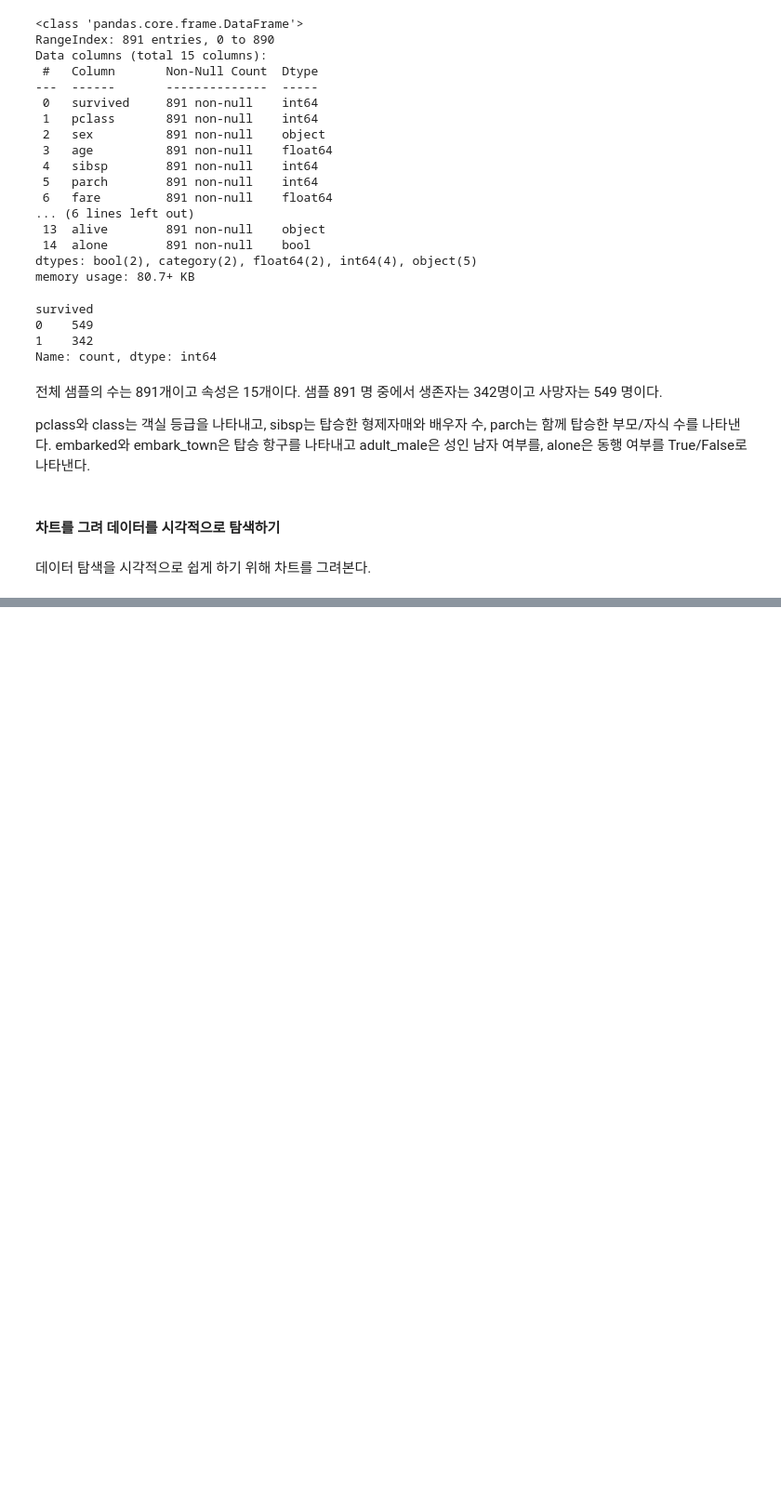
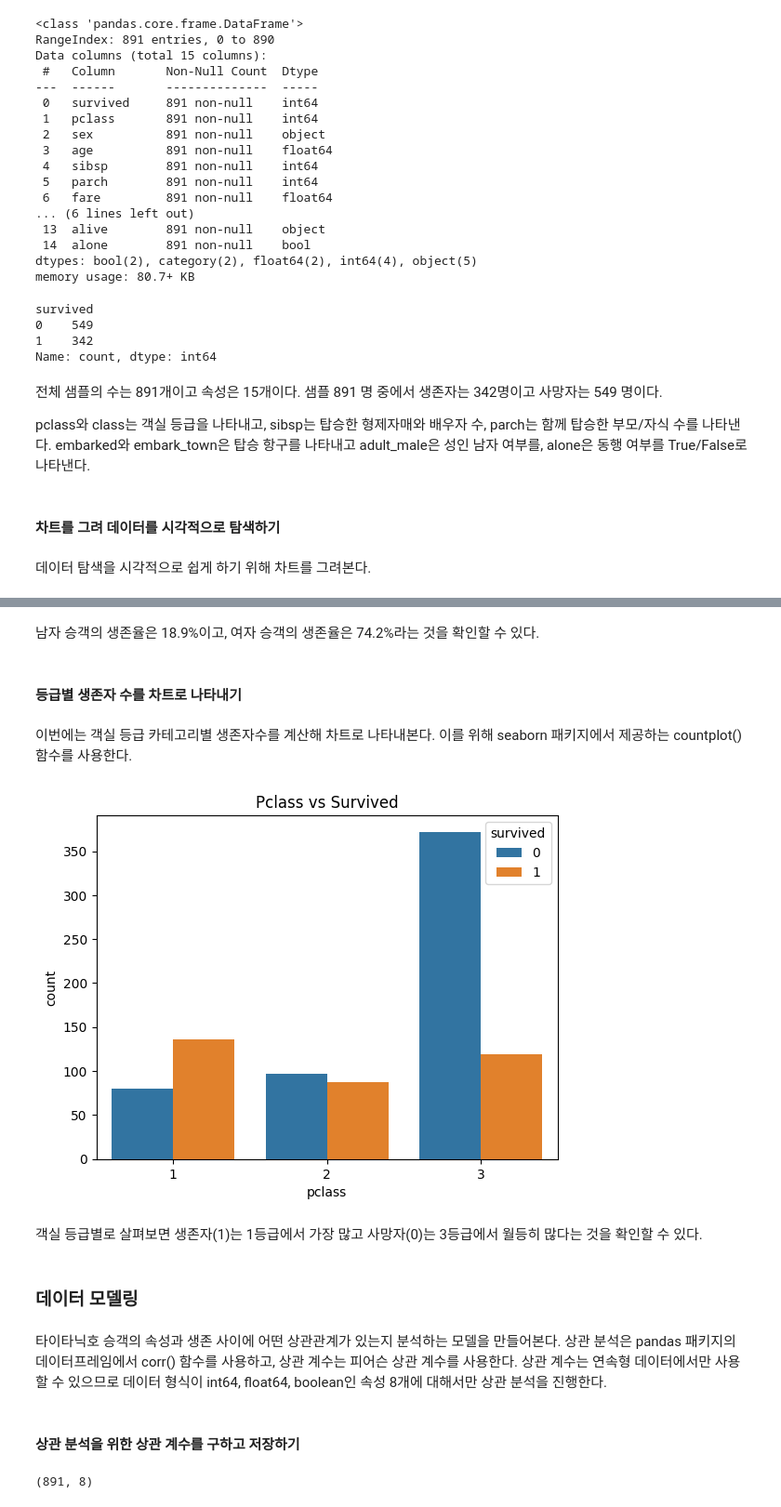
Before and after one commit to yooodleee/personal-study, a Jupyter notebook: data_analysis/correlation_analysis/titanic.ipynb, the cells around one changed output, grey strips where cells are left out. Shown at 93% size. Saved outputs shown, nothing was run; the diff lists cells and outputs as text; code cells hidden in the pictures; blank space fills up the shorter version.

Commit message:
update data analysis study

```diff
--- a/data_analysis/correlation_analysis/titanic.ipynb
+++ b/data_analysis/correlation_analysis/titanic.ipynb
@@ -187,0 +199,28 @@ import matplotlib.pyplot as plt
+# %% [markdown]
+남자 승객의 생존율은 18.9%이고, 여자 승객의 생존율은 74.2%라는 것을 확인할 수 있다.
+# %% [markdown]
+#### **등급별 생존자 수를 차트로 나타내기**
+# %% [markdown]
+이번에는 객실 등급 카테고리별 생존자수를 계산해 차트로 나타내본다.
+이를 위해 seaborn 패키지에서 제공하는 countplot() 함수를 사용한다.
+# %%
+sns.countplot(x='pclass', hue = 'survived', data = titanic)
+plt.title('Pclass vs Survived')
+plt.show()
+# %% [output]
+[figure, added]
+# %% [markdown]
+객실 등급별로 살펴보면 생존자(1)는 1등급에서 가장 많고 사망자(0)는 3등급에서 월등히 많다는 것을 확인할 수 있다.
+# %% [markdown]
+### **데이터 모델링**
+# %% [markdown]
+타이타닉호 승객의 속성과 생존 사이에 어떤 상관관계가 있는지 분석하는 모델을 만들어본다.
+상관 분석은 pandas 패키지의 데이터프레임에서 corr() 함수를 사용하고, 상관 계수는 피어슨 상관 계수를 사용한다.
+상관 계수는 연속형 데이터에서만 사용할 수 있으므로 데이터 형식이 int64, float64, boolean인 속성 8개에 대해서만 상관 분석을 진행한다.
+# %% [markdown]
+#### **상관 분석을 위한 상관 계수를 구하고 저장하기**
+# %%
+titanic2 = titanic.select_dtypes(include=[int, float,bool])
+titanic2.shape
+# %% [output]
+(891, 8)
```
Also changed, not shown: parts of 29 cells of this notebook, 2 other files.
